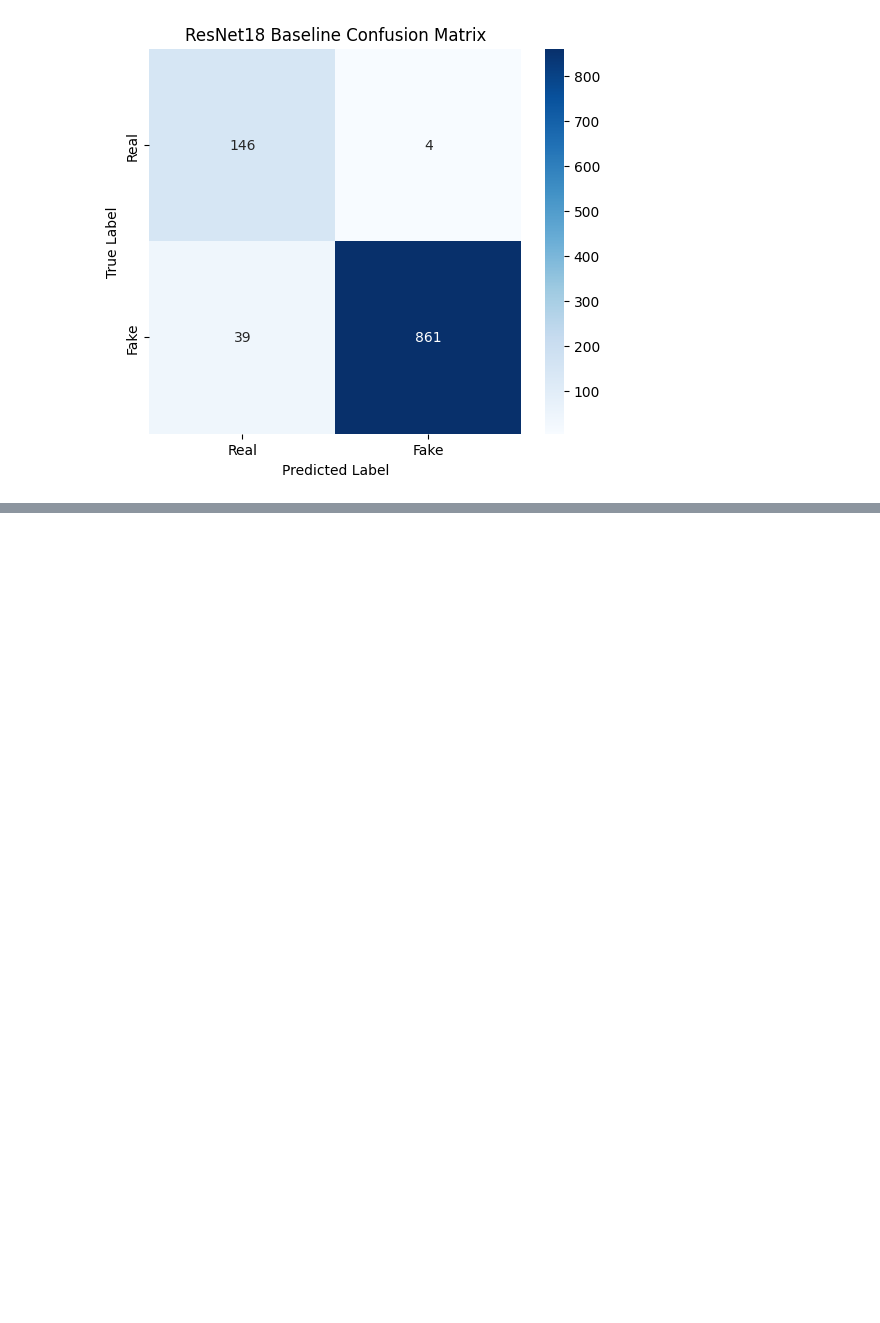
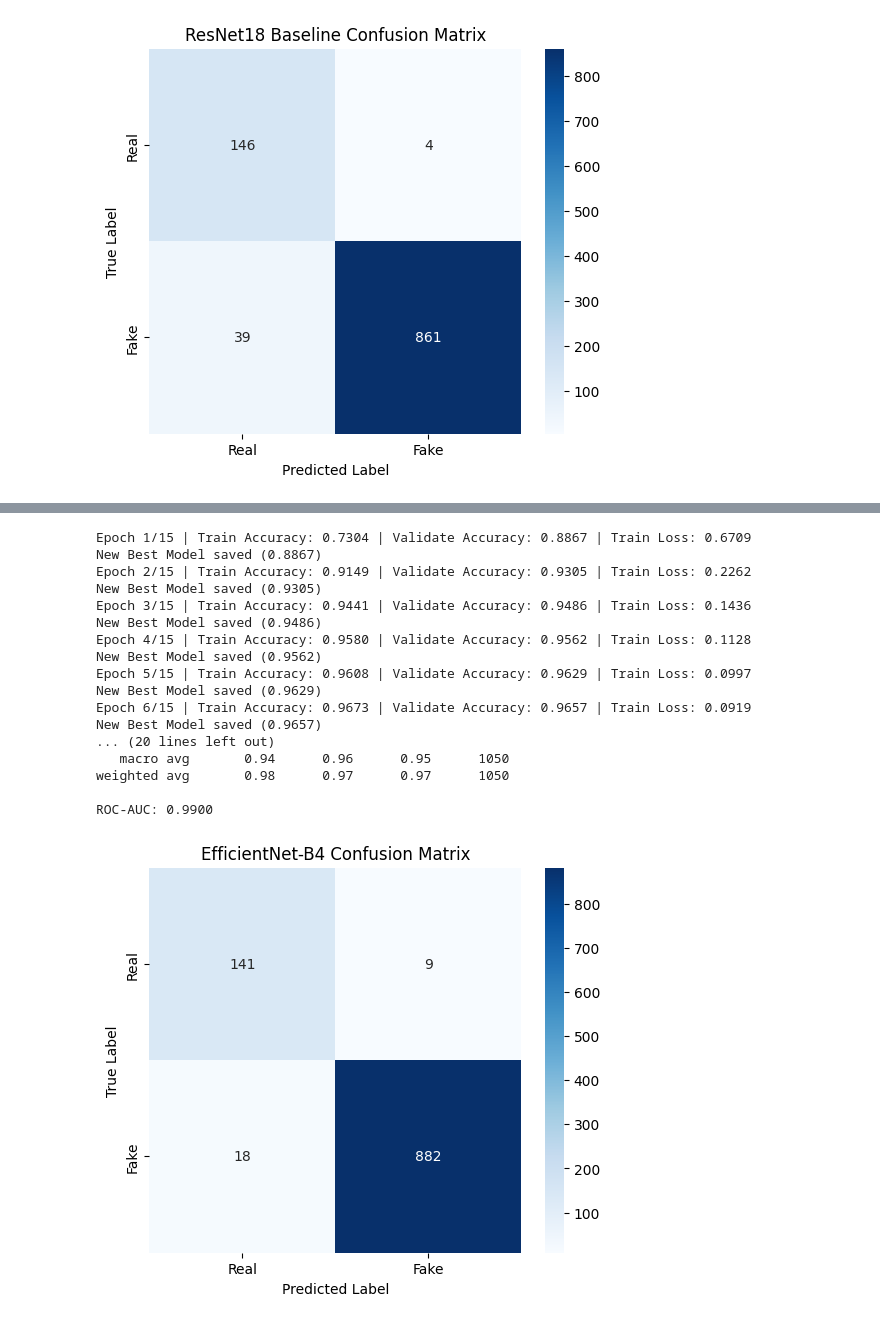
Before and after one commit to rino-genistus/DeepFake-Detection, a Jupyter notebook: deepfake_detection.ipynb, the cells around one changed output, grey strips where cells are left out. Drawn from its saved outputs; the diff is of its cells as text; code cells hidden in the pictures; blank space fills up the shorter version.

```diff
--- a/deepfake_detection.ipynb
+++ b/deepfake_detection.ipynb
@@ -430,0 +459,47 @@ ROC-AUC: 0.9974
+# %%
+#Training EfficientNet-B4 Model
+import timm
+
+def get_efficientnet():
+    model = timm.create_model('efficientnet_b4', pretrained=True, num_classes=2)
+    for param in model.parameters():
+        param.requires_grad = False
+    layers_to_freeze = ['blocks.3','blocks.4', 'blocks.5', 'blocks.6', 'conv_head', 'bn2', 'classifier']
+    for name, param in model.named_parameters():
+        if any(layer in name for layer in layers_to_freeze):
+            param.requires_grad = True
+    return model
+
+efficientnetb4_model = get_efficientnet().to(device)
+
+efficientnetb4_model, efficientnetb4_history = train_model(
+    efficientnetb4_model,
+    train_dataloader,
+    validate_dataloader,
+    epochs=15,
+    learning_rate=1e-4,
+    model_name='efficientnet_b4'
+)
+
+efficientnetb4_predictions, efficientnetb4_labels, efficientnetb4_probabilities = evaluate_model(
+    efficientnetb4_model, test_dataloader, 'EfficientNet-B4'
+)
+# %% [output]
+Epoch 1/15 | Train Accuracy: 0.7304 | Validate Accuracy: 0.8867 | Train Loss: 0.6709
+New Best Model saved (0.8867)
+Epoch 2/15 | Train Accuracy: 0.9149 | Validate Accuracy: 0.9305 | Train Loss: 0.2262
+New Best Model saved (0.9305)
+Epoch 3/15 | Train Accuracy: 0.9441 | Validate Accuracy: 0.9486 | Train Loss: 0.1436
+New Best Model saved (0.9486)
+Epoch 4/15 | Train Accuracy: 0.9580 | Validate Accuracy: 0.9562 | Train Loss: 0.1128
+New Best Model saved (0.9562)
+Epoch 5/15 | Train Accuracy: 0.9608 | Validate Accuracy: 0.9629 | Train Loss: 0.0997
+New Best Model saved (0.9629)
+Epoch 6/15 | Train Accuracy: 0.9673 | Validate Accuracy: 0.9657 | Train Loss: 0.0919
+New Best Model saved (0.9657)
+... (20 lines left out)
+   macro avg       0.94      0.96      0.95      1050
+weighted avg       0.98      0.97      0.97      1050
+
+ROC-AUC: 0.9900
+[figure, added]
```
Also changed, not shown: parts of 2 cells of this notebook.
